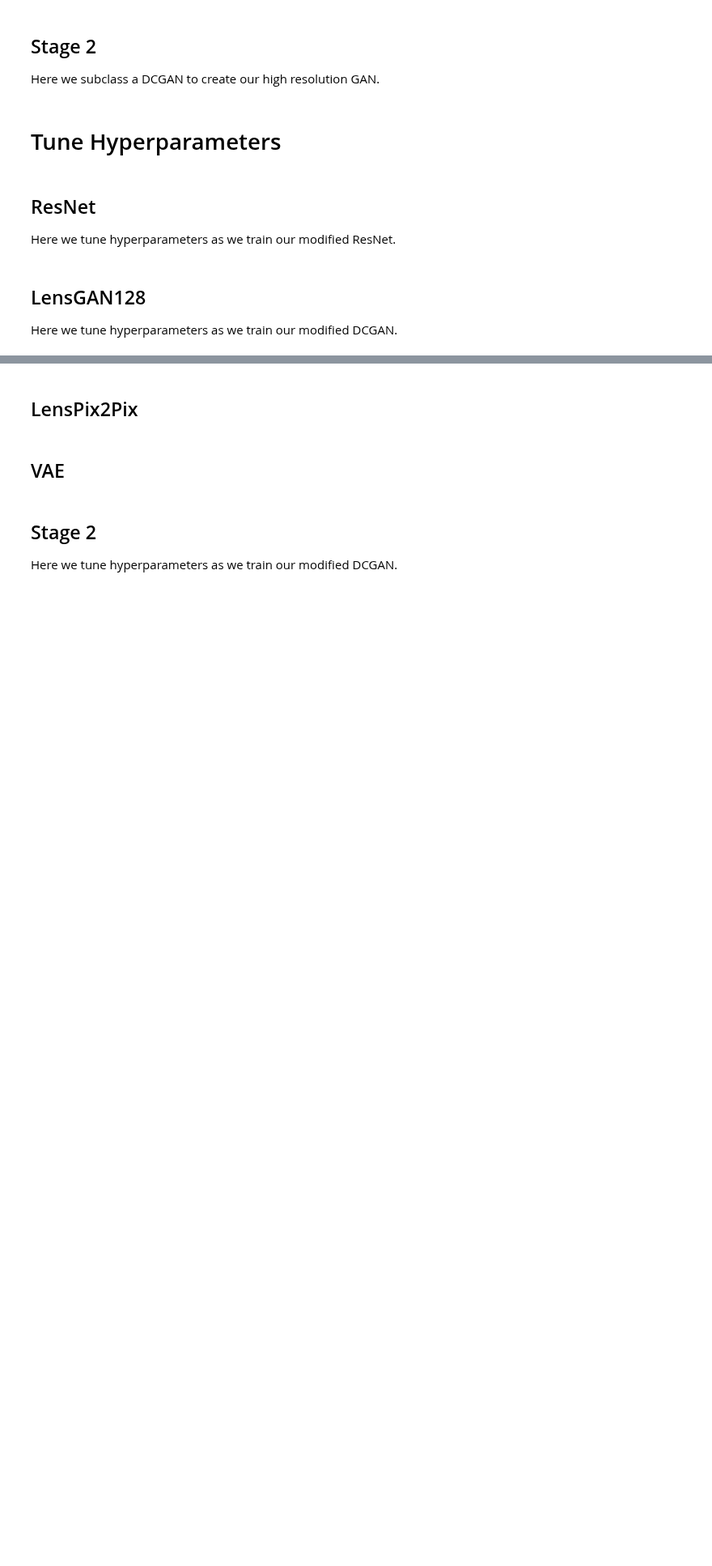
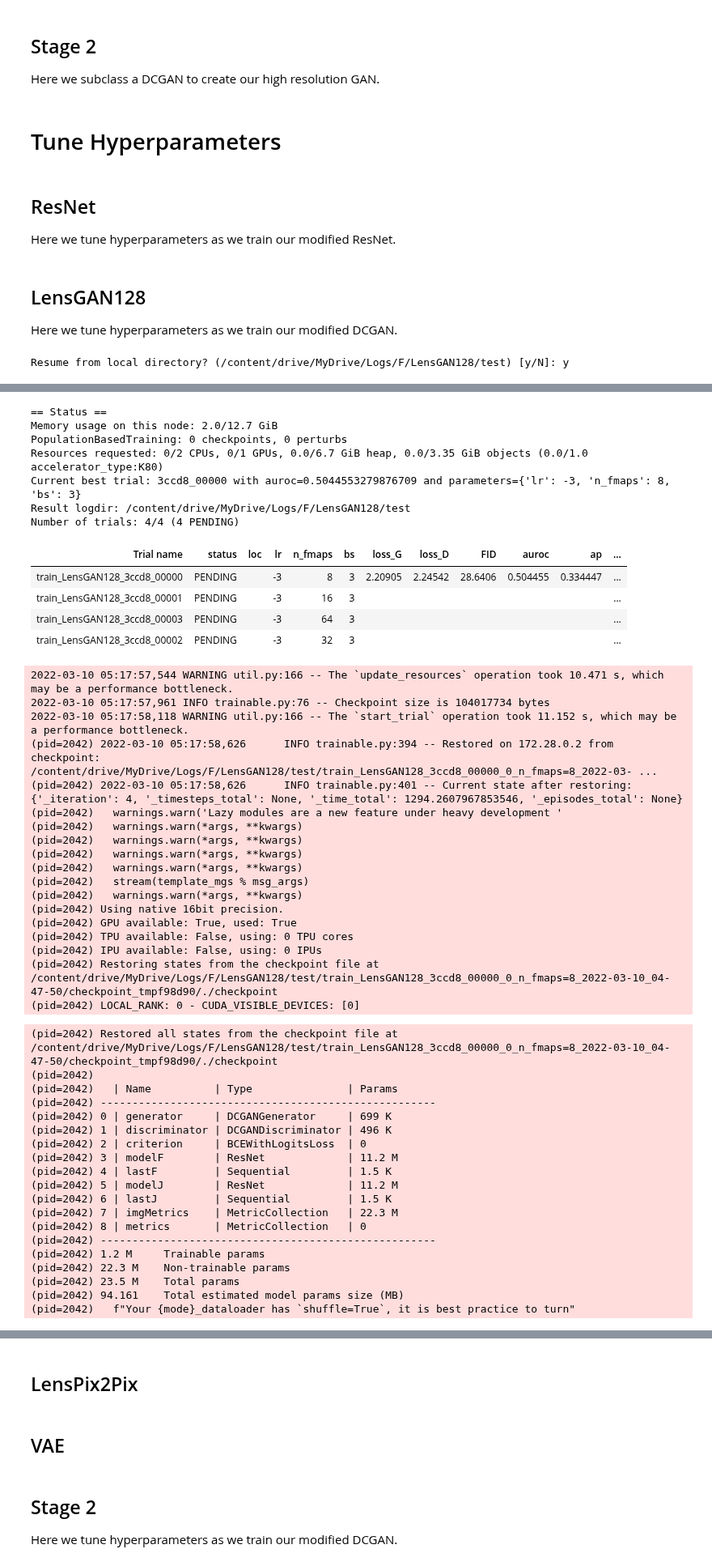
Before and after one commit to souravraha/galaxy, a Jupyter notebook: Lightning_Tune.ipynb, the cells around one changed output, grey strips where cells are left out. Shown at 81% size. Cells and saved outputs as stored; diff of their text form; code cells hidden in the pictures; blank space fills up the shorter version.

```diff
--- a/Lightning_Tune.ipynb
+++ b/Lightning_Tune.ipynb
@@ -1229,7 +1266,7 @@ def tune_LensGAN128_pbt(num_samples=10, num_steps=10000, gpus_per_trial=torch.cu
         fail_fast = True,
         # reuse_actors=True,
         num_samples=num_samples,
-        # resume='PROMPT',
+        resume='PROMPT',
     )
     # ---------------------------------------------------------------------------------------------
     # Plot by wall-clock time
@@ -1264,3 +1301,5 @@ if __name__ == '__main__':
     else:
         # pbt scheduler
         tune_LensGAN128_pbt(num_samples=1, num_steps=10000, gpus_per_trial=torch.cuda.device_count())
+# %% [output]
+Resume from local directory? (/content/drive/MyDrive/Logs/F/LensGAN128/test) [y/N]: y
@@ -1266,0 +1308,49 @@ if __name__ == '__main__':
+== Status ==
+Memory usage on this node: 2.0/12.7 GiB
+PopulationBasedTraining: 0 checkpoints, 0 perturbs
+Resources requested: 0/2 CPUs, 0/1 GPUs, 0.0/6.7 GiB heap, 0.0/3.35 GiB objects (0.0/1.0 accelerator_type:K80)
+Current best trial: 3ccd8_00000 with auroc=0.5044553279876709 and parameters={'lr': -3, 'n_fmaps': 8, 'bs': 3}
+Result logdir: /content/drive/MyDrive/Logs/F/LensGAN128/test
+Number of trials: 4/4 (4 PENDING)
+| Trial name | status | loc | lr | n_fmaps | bs | loss_G | loss_D | FID | auroc | ap | ... |
+| train_LensGAN128_3ccd8_00000 | PENDING |  | -3 | 8 | 3 | 2.20905 | 2.24542 | 28.6406 | 0.504455 | 0.334447 | ... |
+| train_LensGAN128_3ccd8_00001 | PENDING |  | -3 | 16 | 3 |  |  |  |  |  | ... |
+| train_LensGAN128_3ccd8_00003 | PENDING |  | -3 | 64 | 3 |  |  |  |  |  | ... |
+| train_LensGAN128_3ccd8_00002 | PENDING |  | -3 | 32 | 3 |  |  |  |  |  | ... |
+2022-03-10 05:17:57,544 WARNING util.py:166 -- The `update_resources` operation took 10.471 s, which may be a performance bottleneck.
+2022-03-10 05:17:57,961 INFO trainable.py:76 -- Checkpoint size is 104017734 bytes
+2022-03-10 05:17:58,118 WARNING util.py:166 -- The `start_trial` operation took 11.152 s, which may be a performance bottleneck.
+(pid=2042) 2022-03-10 05:17:58,626      INFO trainable.py:394 -- Restored on 172.28.0.2 from checkpoint: /content/drive/MyDrive/Logs/F/LensGAN128/test/train_LensGAN128_3ccd8_00000_0_n_fmaps=8_2022-03- ...
+(pid=2042) 2022-03-10 05:17:58,626      INFO trainable.py:401 -- Current state after restoring: {'_iteration': 4, '_timesteps_total': None, '_time_total': 1294.2607967853546, '_episodes_total': None}
+(pid=2042)   warnings.warn('Lazy modules are a new feature under heavy development '
+(pid=2042)   warnings.warn(*args, **kwargs)
+(pid=2042)   warnings.warn(*args, **kwargs)
+(pid=2042)   warnings.warn(*args, **kwargs)
+(pid=2042)   warnings.warn(*args, **kwargs)
+(pid=2042)   stream(template_mgs % msg_args)
+(pid=2042)   warnings.warn(*args, **kwargs)
+(pid=2042) Using native 16bit precision.
+(pid=2042) GPU available: True, used: True
+(pid=2042) TPU available: False, using: 0 TPU cores
+(pid=2042) IPU available: False, using: 0 IPUs
+(pid=2042) Restoring states from the checkpoint file at /content/drive/MyDrive/Logs/F/LensGAN128/test/train_LensGAN128_3ccd8_00000_0_n_fmaps=8_2022-03-10_04-47-50/checkpoint_tmpf98d90/./checkpoint
+(pid=2042) LOCAL_RANK: 0 - CUDA_VISIBLE_DEVICES: [0]
+(pid=2042) Restored all states from the checkpoint file at /content/drive/MyDrive/Logs/F/LensGAN128/test/train_LensGAN128_3ccd8_00000_0_n_fmaps=8_2022-03-10_04-47-50/checkpoint_tmpf98d90/./checkpoint
+(pid=2042)
+(pid=2042)   | Name          | Type               | Params
+(pid=2042) -----------------------------------------------------
+(pid=2042) 0 | generator     | DCGANGenerator     | 699 K
+(pid=2042) 1 | discriminator | DCGANDiscriminator | 496 K
+(pid=2042) 2 | criterion     | BCEWithLogitsLoss  | 0
+(pid=2042) 3 | modelF        | ResNet             | 11.2 M
+(pid=2042) 4 | lastF         | Sequential         | 1.5 K
+(pid=2042) 5 | modelJ        | ResNet             | 11.2 M
+(pid=2042) 6 | lastJ         | Sequential         | 1.5 K
+(pid=2042) 7 | imgMetrics    | MetricCollection   | 22.3 M
+(pid=2042) 8 | metrics       | MetricCollection   | 0
+(pid=2042) -----------------------------------------------------
+(pid=2042) 1.2 M     Trainable params
+(pid=2042) 22.3 M    Non-trainable params
+(pid=2042) 23.5 M    Total params
+(pid=2042) 94.161    Total estimated model params size (MB)
+(pid=2042)   f"Your {mode}_dataloader has `shuffle=True`, it is best practice to turn"
```
Also changed, not shown: parts of 10 cells of this notebook.
